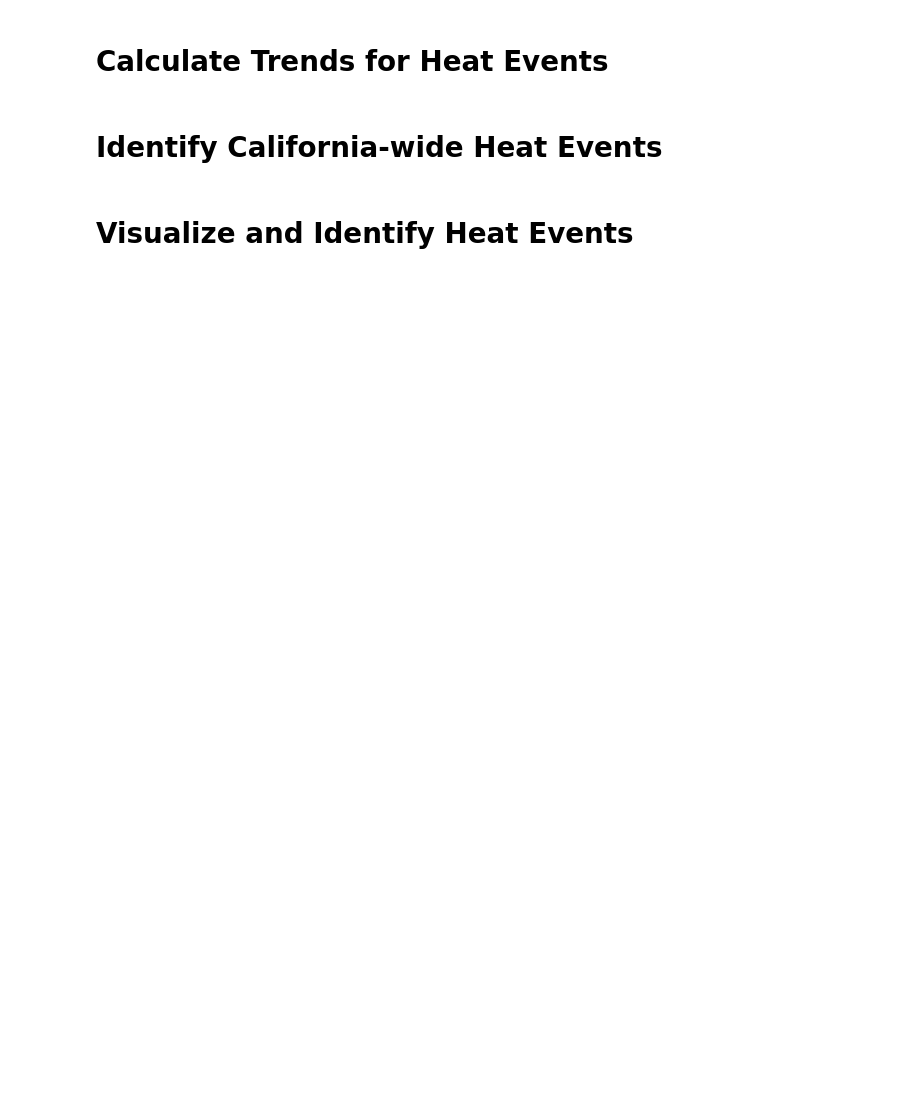
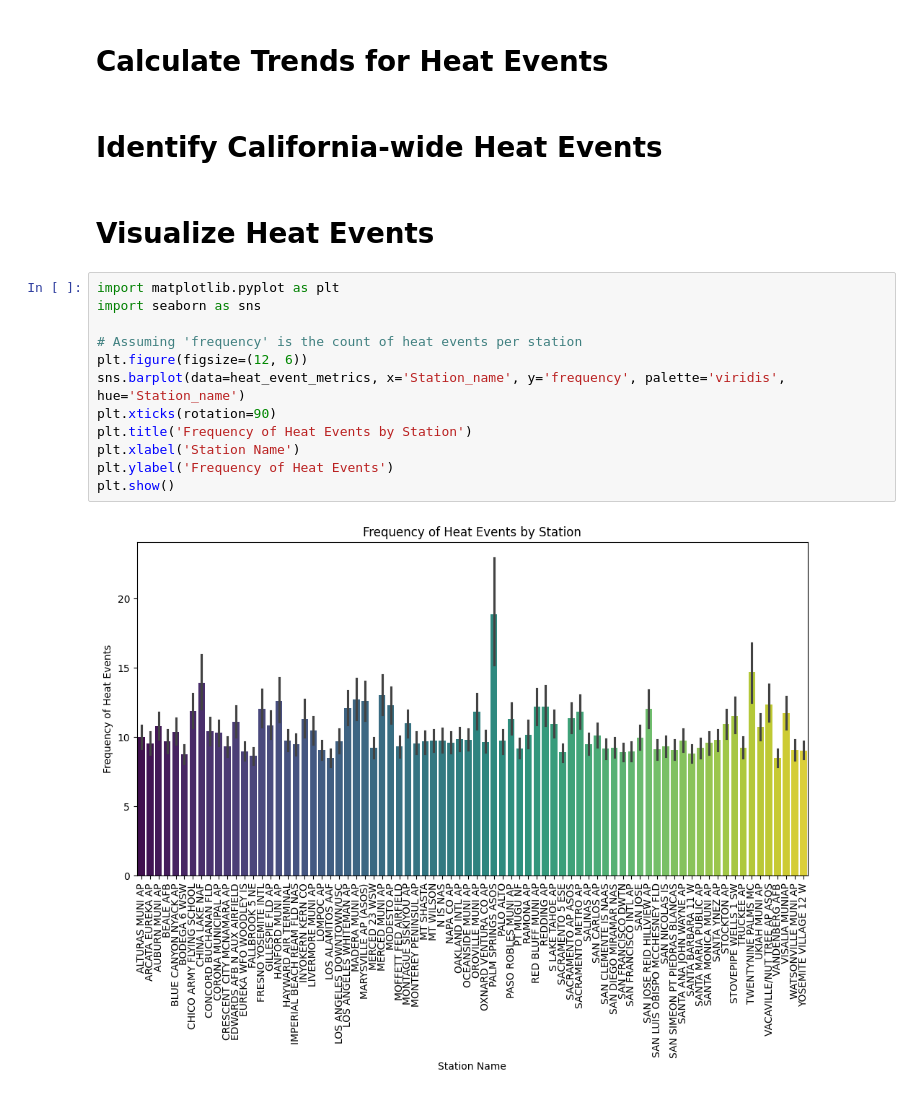
Before and after one commit to lizbethkr/PHIT-Project-1, a Jupyter notebook: notebooks/05_heat_identification.ipynb, the cells around one changed output. Cells and saved outputs as stored; diff of their text form; blank space fills up the shorter version.

```diff
--- a/notebooks/05_heat_identification.ipynb
+++ b/notebooks/05_heat_identification.ipynb
@@ -56,4 +166,18 @@ Processed file: CA_2023_clean.csv
 # %% [markdown]
 # Identify California-wide Heat Events
 # %% [markdown]
-# Visualize and Identify Heat Events
+# Visualize Heat Events
+# %%
+import matplotlib.pyplot as plt
+import seaborn as sns
+
+# Assuming 'frequency' is the count of heat events per station
+plt.figure(figsize=(12, 6))
+sns.barplot(data=heat_event_metrics, x='Station_name', y='frequency', palette='viridis', hue='Station_name')
+plt.xticks(rotation=90)
+plt.title('Frequency of Heat Events by Station')
+plt.xlabel('Station Name')
+plt.ylabel('Frequency of Heat Events')
+plt.show()
+# %% [output]
+[figure, added]
```
Also changed, not shown: parts of 14 cells of this notebook, 1 other file.
